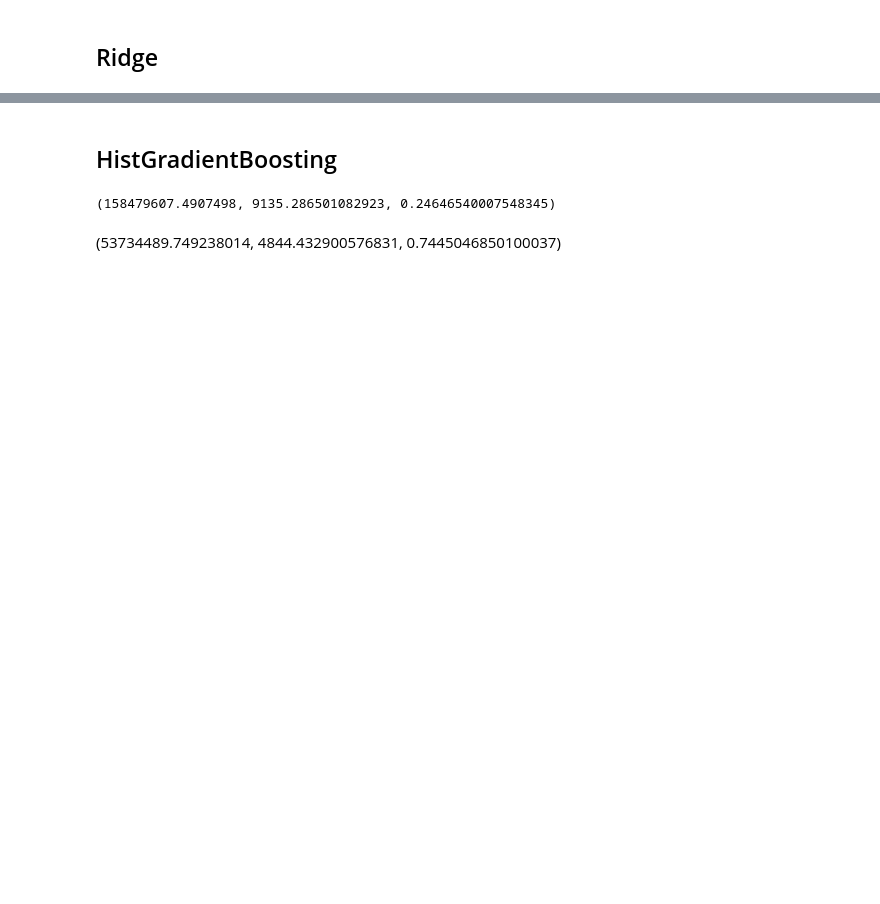
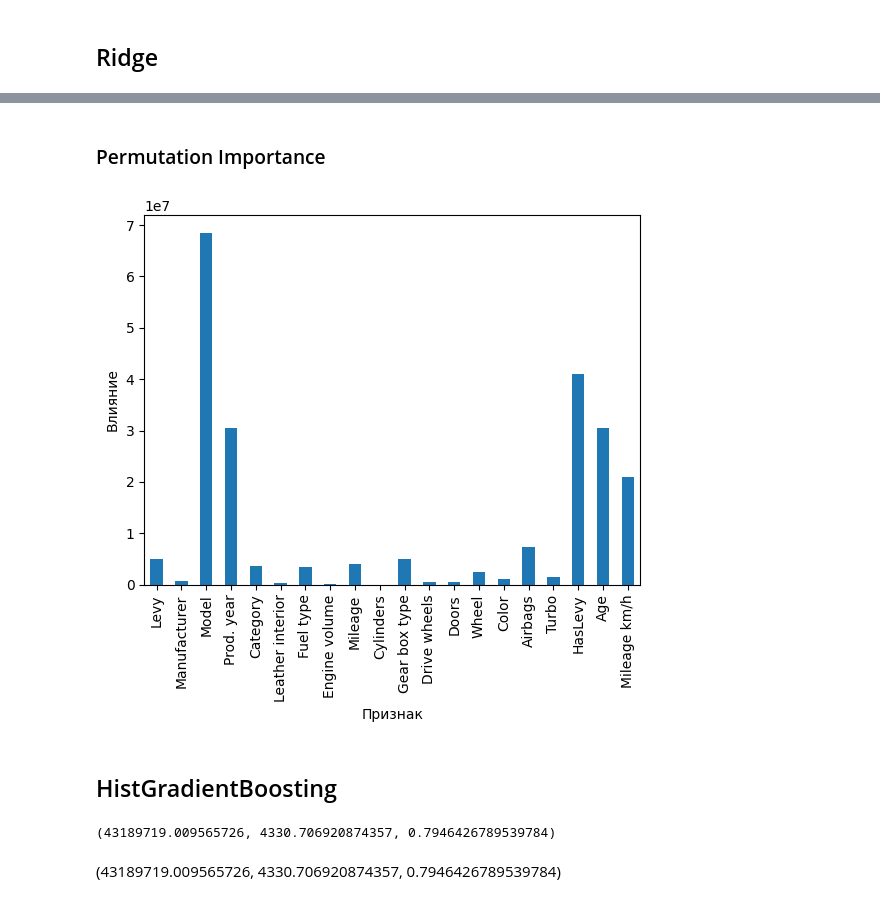
Before and after one commit to Paul-the-human/car_price_prediction, a Jupyter notebook: car_price_prediction.ipynb, the cells around one changed output, grey strips where cells are left out. Drawn from its saved outputs; the diff is of its cells as text; code cells hidden in the pictures; blank space fills up the shorter version.

```diff
--- a/car_price_prediction.ipynb
+++ b/car_price_prediction.ipynb
@@ -686,11 +815,30 @@ mse, mae, r2
+# %% [markdown]
+### Permutation Importance
+# %%
+perm_importances = pd.Series(permutation_importance(
+    rm,
+    X_test,
+    y_test,
+    random_state=79,
+    scoring='neg_mean_squared_error',
+    n_jobs=-1
+)['importances_mean'], index=X_test.columns)
+perm_importances.plot(kind='bar');
+plt.xlabel('Признак')
+plt.ylabel('Влияние');
+# %% [output]
+[figure, added]
 # %% [markdown]
 ## HistGradientBoosting
 # %%
-m, mse, mae, r2 = predict_and_measure(
-    model=HistGradientBoostingRegressor(random_state=79)
+gbm, mse, mae, r2 = predict_and_measure(
+    model=HistGradientBoostingRegressor(random_state=79),
+    one_hot_cols=['Leather interior', 'Gear box type', 'Drive wheels', 'Doors', 'Wheel', "Turbo", "Category", "Fuel type"],
+    leave_one_out_cols=[],
+    drop_cols=["Model", "Manufacturer", "Color", "HasLevy", "Prod. year", "Mileage km/h"]
 )
 mse, mae, r2
 # %% [output]
-(158479607.4907498, 9135.286501082923, 0.24646540007548345)
+(43189719.009565726, 4330.706920874357, 0.7946426789539784)
 # %% [markdown]
-(53734489.749238014, 4844.432900576831, 0.7445046850100037)
+(43189719.009565726, 4330.706920874357, 0.7946426789539784)
```
Also changed, not shown: parts of 26 cells of this notebook.
